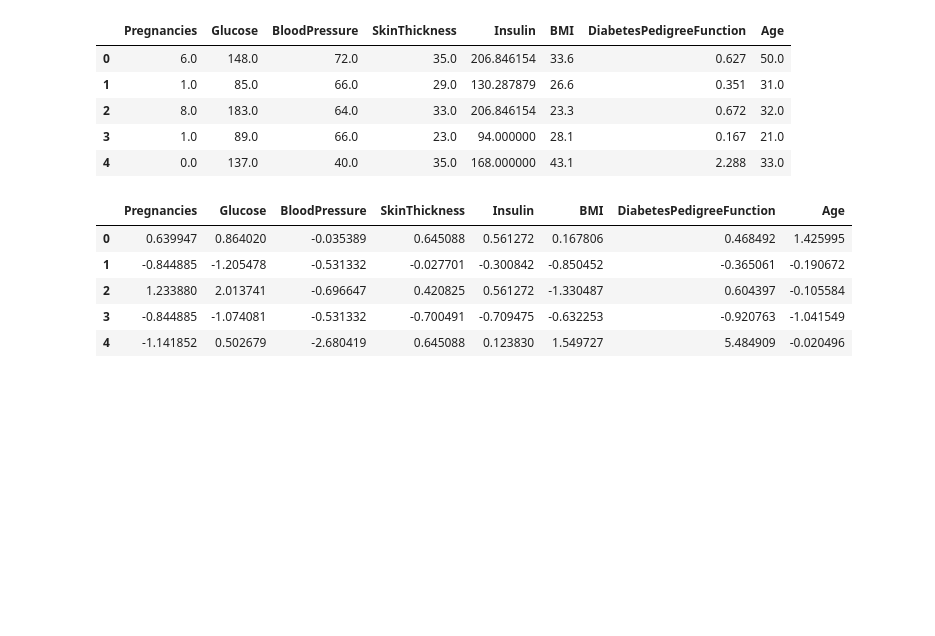
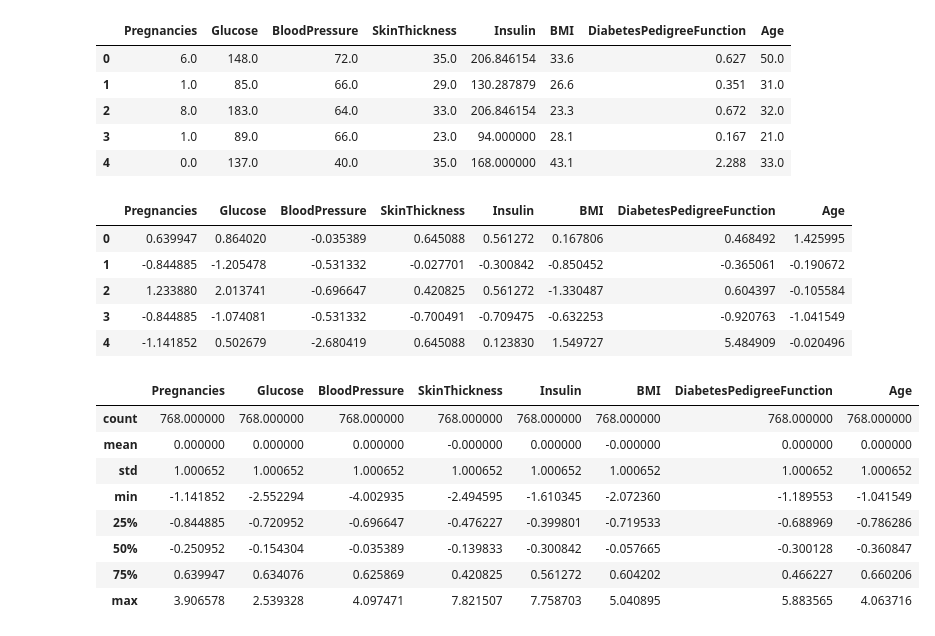
Before and after one commit to dan-dia/project-capstone-team-csd-134, a Jupyter notebook: model/Project_Capstone_134.ipynb, the cells around one changed output. Saved outputs shown, nothing was run; the diff lists cells and outputs as text; code cells hidden in the pictures; blank space fills up the shorter version.

```diff
--- a/model/Project_Capstone_134.ipynb
+++ b/model/Project_Capstone_134.ipynb
@@ -147,3 +152,15 @@ X.head()
 | 2 | 1.233880 | 2.013741 | -0.696647 | 0.420825 | 0.561272 | -1.330487 | 0.604397 | -0.105584 |
 | 3 | -0.844885 | -1.074081 | -0.531332 | -0.700491 | -0.709475 | -0.632253 | -0.920763 | -1.041549 |
 | 4 | -1.141852 | 0.502679 | -2.680419 | 0.645088 | 0.123830 | 1.549727 | 5.484909 | -0.020496 |
+# %%
+X.describe().round(9)
+# %% [output]
+|  | Pregnancies | Glucose | BloodPressure | SkinThickness | Insulin | BMI | DiabetesPedigreeFunction | Age |
+| count | 768.000000 | 768.000000 | 768.000000 | 768.000000 | 768.000000 | 768.000000 | 768.000000 | 768.000000 |
+| mean | 0.000000 | 0.000000 | 0.000000 | -0.000000 | 0.000000 | -0.000000 | 0.000000 | 0.000000 |
+| std | 1.000652 | 1.000652 | 1.000652 | 1.000652 | 1.000652 | 1.000652 | 1.000652 | 1.000652 |
+| min | -1.141852 | -2.552294 | -4.002935 | -2.494595 | -1.610345 | -2.072360 | -1.189553 | -1.041549 |
+| 25% | -0.844885 | -0.720952 | -0.696647 | -0.476227 | -0.399801 | -0.719533 | -0.688969 | -0.786286 |
+| 50% | -0.250952 | -0.154304 | -0.035389 | -0.139833 | -0.300842 | -0.057665 | -0.300128 | -0.360847 |
+| 75% | 0.639947 | 0.634076 | 0.625869 | 0.420825 | 0.561272 | 0.604202 | 0.466227 | 0.660206 |
+| max | 3.906578 | 2.539328 | 4.097471 | 7.821507 | 7.758703 | 5.040895 | 5.883565 | 4.063716 |
```
Also changed, not shown: parts of 9 cells of this notebook, 1 other file.
